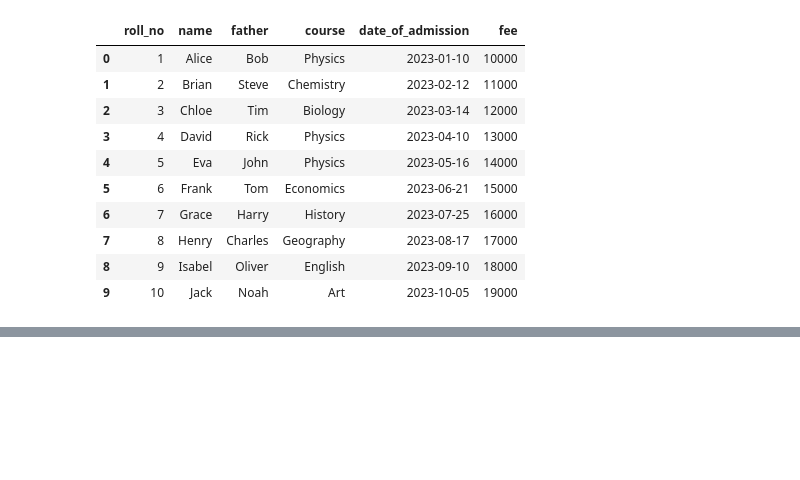
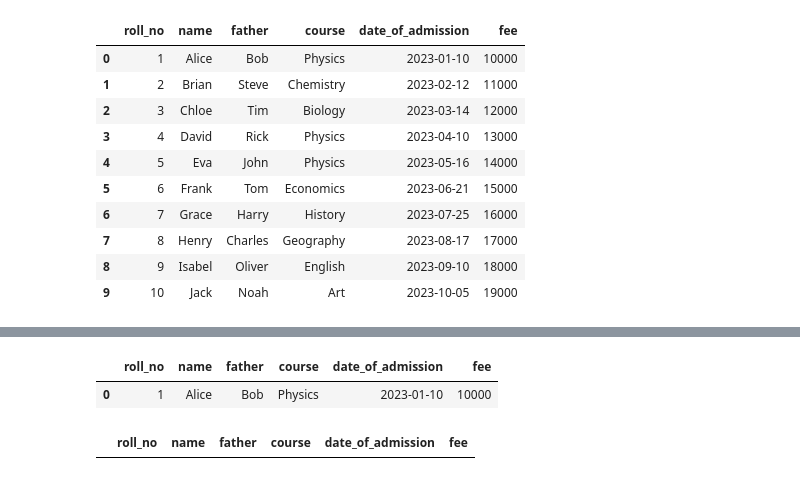
Before and after one commit to smmartprogrammer/modernpython, a Jupyter notebook: class19(pandasgroupby_filtering).ipynb, the cells around one changed output, grey strips where cells are left out. Saved outputs shown, nothing was run; the diff lists cells and outputs as text; code cells hidden in the pictures; blank space fills up the shorter version.

```diff
--- a/class19(pandasgroupby_filtering).ipynb
+++ b/class19(pandasgroupby_filtering).ipynb
@@ -256,0 +356,9 @@ please provide us feedback at https://github.com/pandas-dev/pandas/issues/54466
+# %%
+students_df[students_df['course'] == "Physics"]
+# %% [output]
+|  | roll_no | name | father | course | date_of_admission | fee |
+| 0 | 1 | Alice | Bob | Physics | 2023-01-10 | 10000 |
+# %%
+students_df[students_df['course'].str.lower() == "Physics"]
+# %% [output]
+|  | roll_no | name | father | course | date_of_admission | fee |
```
Also changed, not shown: parts of 13 cells of this notebook.
